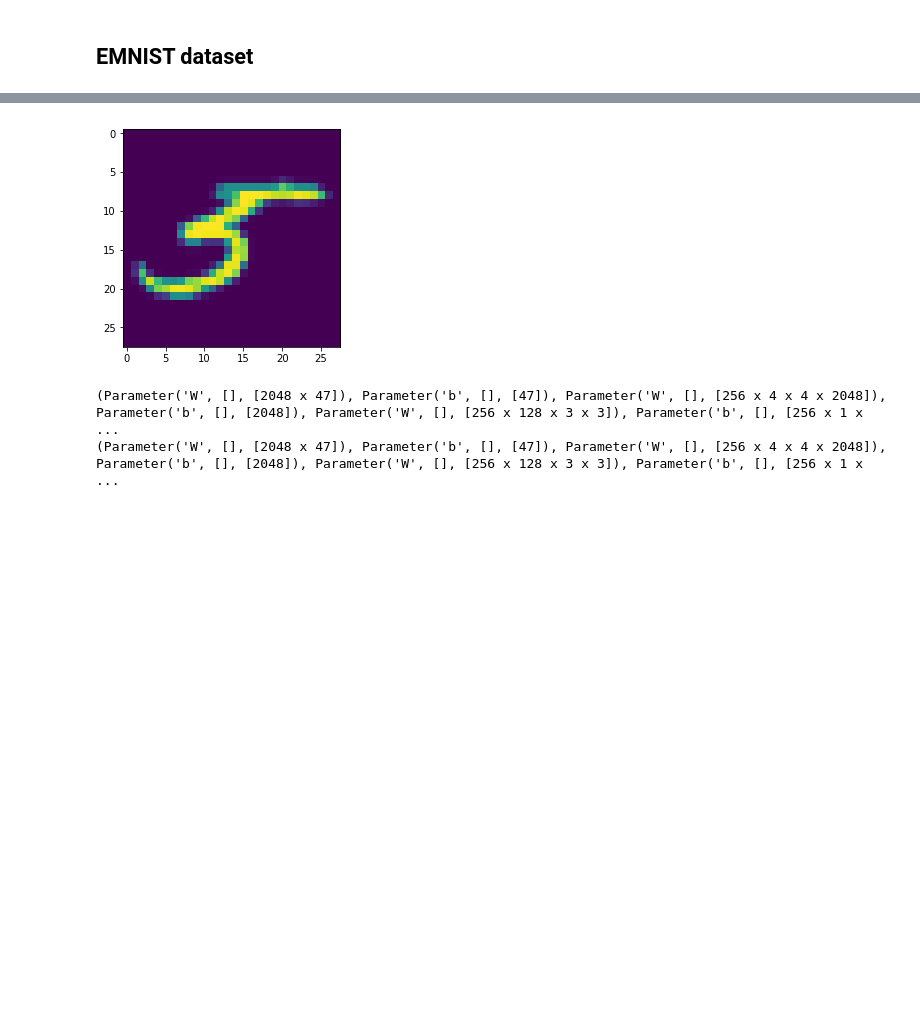
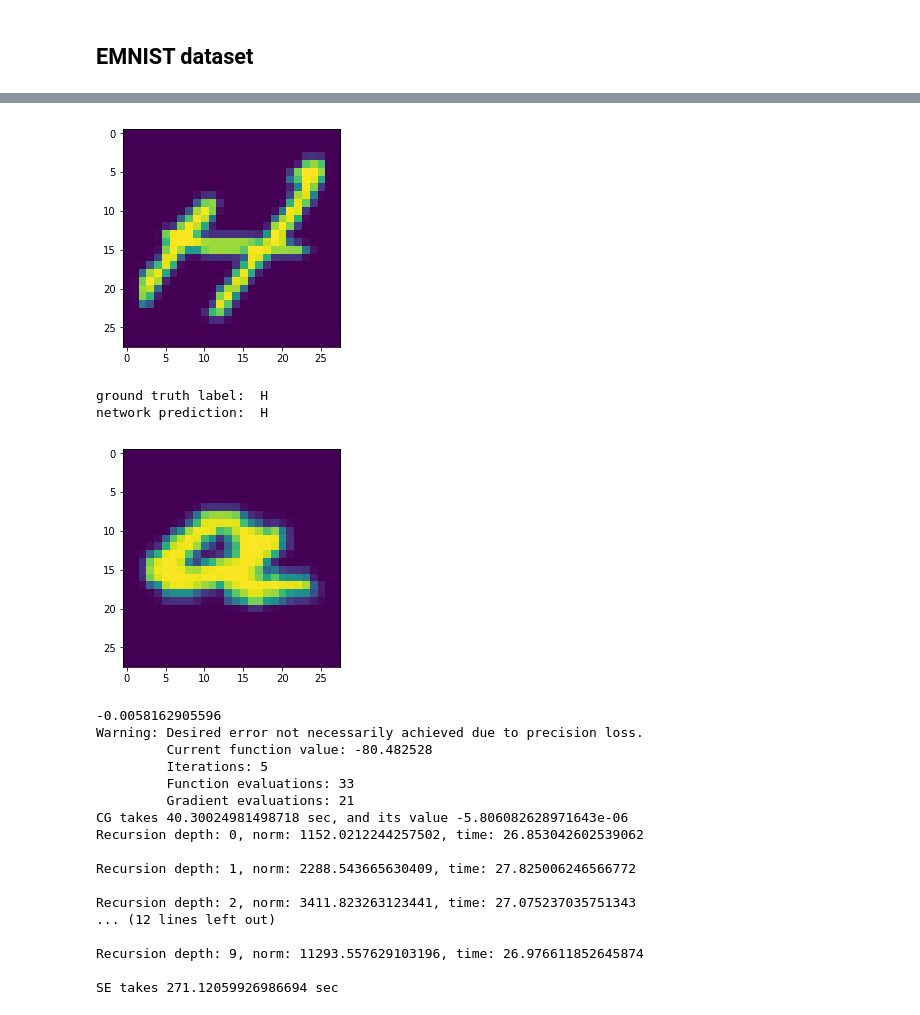
Before and after one commit to joyivan/influence-function-cntk, a Jupyter notebook: scripts/inverse_hvp_emnist.ipynb, the cells around one changed output, grey strips where cells are left out. Saved outputs shown, nothing was run; the diff lists cells and outputs as text; code cells hidden in the pictures; blank space fills up the shorter version.

```diff
--- a/scripts/inverse_hvp_emnist.ipynb
+++ b/scripts/inverse_hvp_emnist.ipynb
@@ -50,17 +50,18 @@ def HVP(y, x, v):
     # hyperparameter r
     r = 1e-2
 
-    assert type(x)==dict, "Input of HVP is wrong. this should be dictionary"
+    assert type(x)==dict, "Input of HVP is wrong. 'x' should be dictionary(feed dict format)"
+    assert type(v)==dict, "Input of HVP is wrong. 'v' should be dictionary(weight:value format)"
 
-    w = y.parameters
+    w = v.keys()
 
     # gradient for plus
     weight_update(w, v, +r)
-    g_plus = y.grad(x, wrt=params)
+    g_plus = y.grad(x, wrt=w)
 
     # gradient for minus
     weight_update(w, v, -2*r)
-    g_minus = y.grad(x, wrt=params)
+    g_minus = y.grad(x, wrt=w)
 
     # weight reconstruction
     weight_update(w, v, +r)
@@ -300,9 +552,9 @@ def show_image_from_data(img):
 # emnist dataset
 root_dir = '/Data/emnist/balanced/original'
 
-# sample sized
-trainval_list, anno_dict = dataset.read_data_subset(root_dir, mode='train1', sample_size=1000)
-test_list, _ = dataset.read_data_subset(root_dir, mode='validation1', sample_size=1000)
+# sample size
+trainval_list, anno_dict = dataset.read_data_subset(root_dir, mode='train1', sample_size=100)
+test_list, _ = dataset.read_data_subset(root_dir, mode='validation1', sample_size=100)
 
 with open('/Data/emnist/balanced/original/annotation/annotation1_wp_0.3.json','r') as fid:
     noisy_anno_dict = json.load(fid)
@@ -385,27 +606,59 @@ network prediction:  I
 # %%
+# re-initialize network parameters since these can be NaN due to previous execution
+net.logits.restore('/Data/checkpts/noisy/model_fold_1_trainval_ratio_1.0.dnn')
+params = net.logits.parameters
+
+img_test, lb_test = test_set.__getitem__(1)
+show_image_from_data(img_test)
+v_test = net.loss.grad({net.X:img_test, net.y:lb_test}, wrt=params)
+
+print('ground truth label: ', anno_dict['classes'][str(np.argmax(lb_test))])
+print('network prediction: ', anno_dict['classes'][str(np.argmax(net.logits.eval({net.X:img_test})))])
+
 img, lb = train_set.__getitem__(1)
 show_image_from_data(img)
-
 v_train = net.loss.grad({net.X:img, net.y:lb}, wrt=params)
 
-net.logits.restore('/Data/checkpts/noisy/model_fold_1_trainval_ratio_1.0.dnn')
-net.loss.eval({net.X: img, net.y:lb})
+# influence functions
 
-print(net.loss.parameters)
-print(net.logits.parameters)
+print(grad_inner_product(v_train, v_test))
+
+# the solution which is converged properly can be found within 10 iterations, otherwise does not converge
+t1 = time.time()
+ihvp_cg = get_inverse_hvp_cg(net, net.loss, v_test, train_set,**{'damping':0.1, 'maxiter':10})
+IF_cg = grad_inner_product(ihvp_cg, v_train)/1000 # loss difference = -1/num_sample * influence function
+print('CG takes {} sec, and its value {}'.format(time.time()-t1, IF_cg))
+
+# t1 = time.time()
+# ihvp_ncg = get_inverse_hvp_ncg(net, net.loss, v_test, train_set,**{'damping':0.1, 'maxiter':3})
+# IF_ncg = grad_inner_product(ihvp_ncg, v_train)/1000 # loss difference = -1/num_sample * influence function
+# print('NCG takes {} sec, and its value {}'.format(time.time()-t1, IF_cg))
 
 t1 = time.time()
-ihvp_cg = get_inverse_hvp_cg(net, net.loss, v_test, train_set)
-IF_cg = grad_inner_product(ihvp_cg, v_train)/1000 # loss difference = -1/num_sample * influence function
-print('it takes {} sec, and its value {}'.format(time.time()-t1, IF_cg))
-
-#t1 = time.time()
-#ihvp_se = get_inverse_hvp_se(net, net.loss, v_test, train_set,**{'scale':20, 'damping':0.1, 'verbose':True})
-#IF_se = grad_inner_product(ihvp_se, v_train)/1000 # loss difference = -1/num_sample * influence function
-#print('it takes {} sec'.format(time.time()-t1))
+ihvp_se = get_inverse_hvp_se(net, net.loss, v_test, train_set,**{'recursion_depth':10, 'scale':1e5, 'damping':0.1, 'verbose':False})
+IF_se = grad_inner_product(ihvp_se, v_train)/1000 # loss difference = -1/num_sample * influence function
+print('SE takes {} sec'.format(time.time()-t1))
 
 #print(IF_cg, IF_se)
 # %% [output]
-[figure, old version]
+[figure, new version]
-(Parameter('W', [], [2048 x 47]), Parameter('b', [], [47]), Parameter('W', [], [256 x 4 x 4 x 2048]), Parameter('b', [], [2048]), Parameter('W', [], [256 x 128 x 3 x 3]), Parameter('b', [], [256 x 1 x ...
-(Parameter('W', [], [2048 x 47]), Parameter('b', [], [47]), Parameter('W', [], [256 x 4 x 4 x 2048]), Parameter('b', [], [2048]), Parameter('W', [], [256 x 128 x 3 x 3]), Parameter('b', [], [256 x 1 x ...
+ground truth label:  H
+network prediction:  H
+[figure, added]
+-0.0058162905596
+Warning: Desired error not necessarily achieved due to precision loss.
+         Current function value: -80.482528
+         Iterations: 5
+         Function evaluations: 33
+         Gradient evaluations: 21
+CG takes 40.30024981498718 sec, and its value -5.806082628971643e-06
+Recursion depth: 0, norm: 1152.0212244257502, time: 26.853042602539062
+
+Recursion depth: 1, norm: 2288.543665630409, time: 27.825006246566772
+
+Recursion depth: 2, norm: 3411.823263123441, time: 27.075237035751343
+... (12 lines left out)
+
+Recursion depth: 9, norm: 11293.557629103196, time: 26.976611852645874
+
+SE takes 271.12059926986694 sec
```
Also changed, not shown: parts of 31 cells of this notebook, 11 other files.
